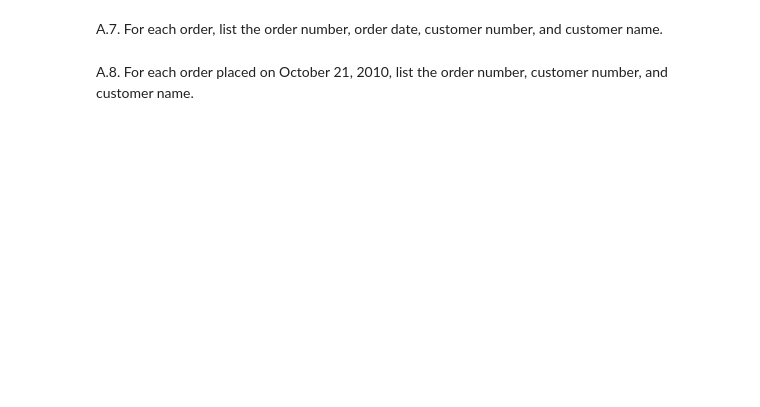
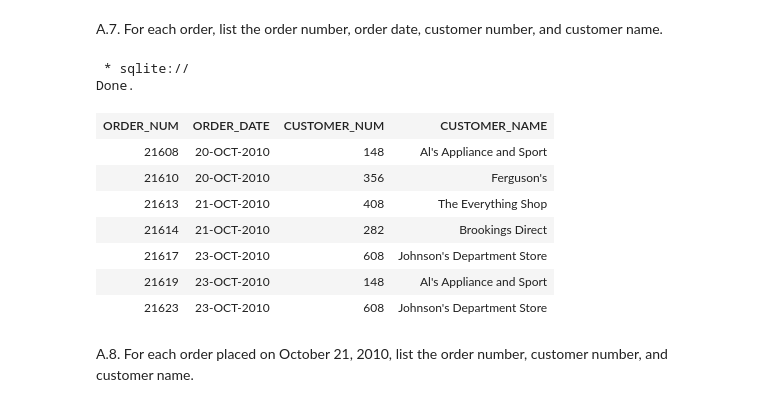
Before and after one commit to sni13/rsm312-businessAnalytics, a Jupyter notebook: Assignment.ipynb, the cells around one changed output. Drawn from its saved outputs; the diff is of its cells as text; code cells hidden in the pictures; blank space fills up the shorter version.

```diff
--- a/Assignment.ipynb
+++ b/Assignment.ipynb
@@ -366,4 +463,21 @@ A.6. What is the part number, description, and price of the least expensive part
 # %% [markdown]
 A.7. For each order, list the order number, order date, customer number, and customer name.
+# %%
+%%sql
+SELECT order_num, order_date, orders.customer_num, customer_name
+FROM orders
+LEFT JOIN customer
+ON orders.customer_num = customer.customer_num;
+# %% [output]
+ * sqlite://
+Done.
+| ORDER_NUM | ORDER_DATE | CUSTOMER_NUM | CUSTOMER_NAME |
+| 21608 | 20-OCT-2010 | 148 | Al's Appliance and Sport |
+| 21610 | 20-OCT-2010 | 356 | Ferguson's |
+| 21613 | 21-OCT-2010 | 408 | The Everything Shop |
+| 21614 | 21-OCT-2010 | 282 | Brookings Direct |
+| 21617 | 23-OCT-2010 | 608 | Johnson's Department Store |
+| 21619 | 23-OCT-2010 | 148 | Al's Appliance and Sport |
+| 21623 | 23-OCT-2010 | 608 | Johnson's Department Store |
 # %% [markdown]
 A.8. For each order placed on October 21, 2010, list the order number, customer number, and customer name.
```
Also changed, not shown: parts of 22 cells of this notebook.
